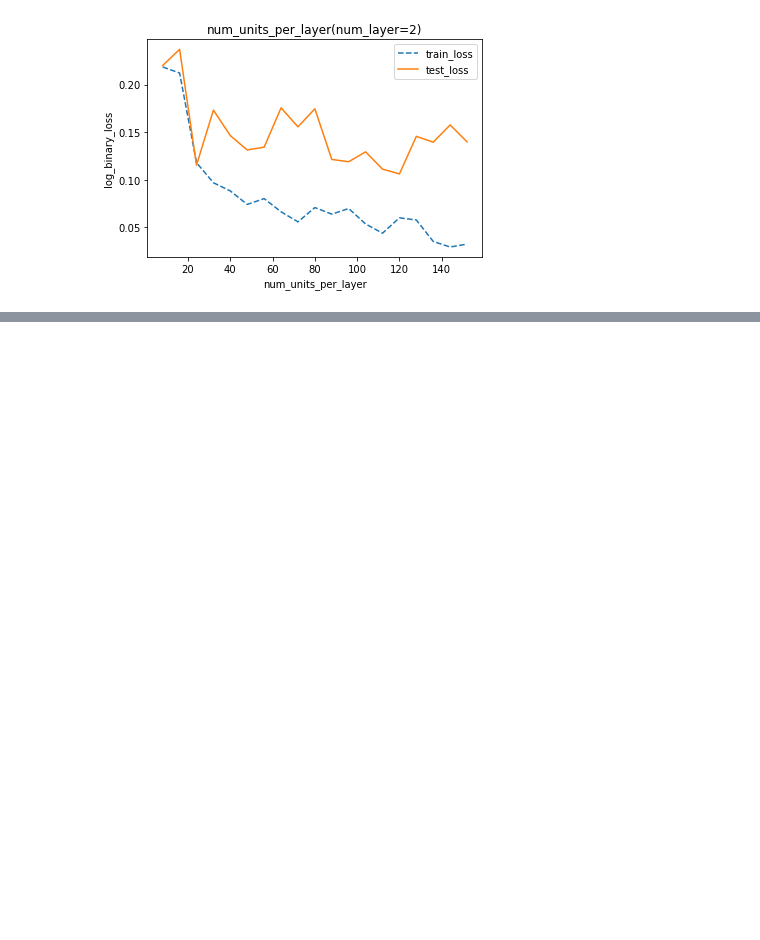
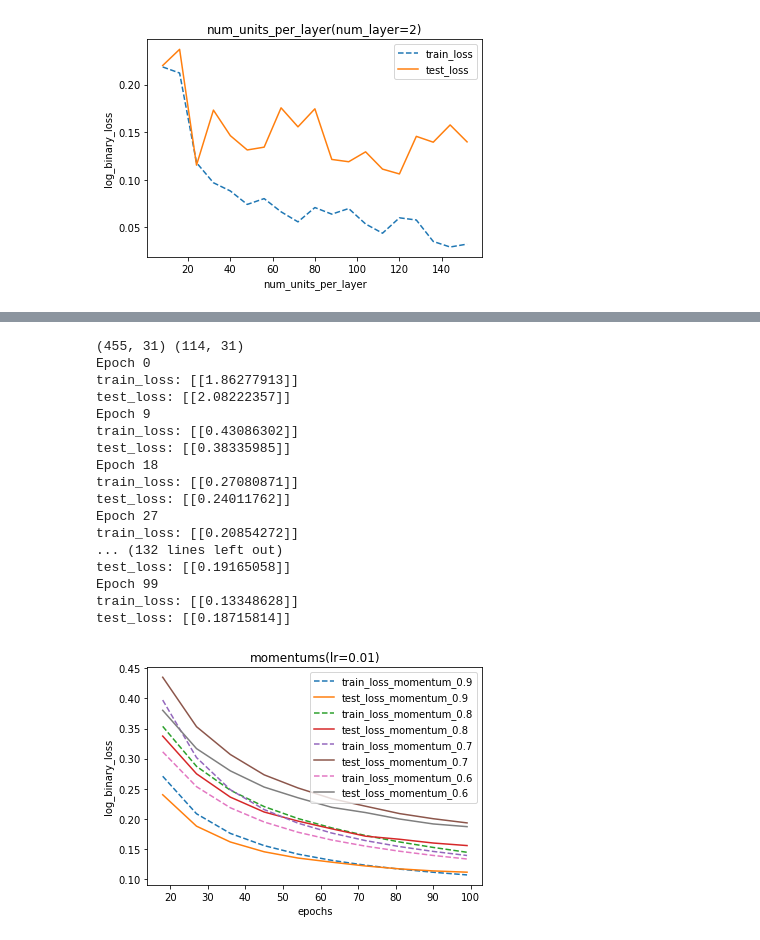
Before and after one commit to pwluzhicong/TinyTorch, a Jupyter notebook: analysis.ipynb, the cells around one changed output, grey strips where cells are left out. Cells and saved outputs as stored; diff of their text form; code cells hidden in the pictures; blank space fills up the shorter version.

```diff
--- a/analysis.ipynb
+++ b/analysis.ipynb
@@ -349,0 +459,63 @@ dict_keys(['Classification_Tanh', 'Classification_Sigmoid', 'Classification_Sigm
+# %%
+# epochs = get_plot_array(results["Classification_Sigmoid_%s"% (2+1)], "epoch")
+# df = pd.DataFrame({"epoch": epochs})
+
+df = pd.DataFrame({"epoch": epochs})
+
+momentums = [0.9, 0.8, 0.7, 0.6]
+
+
+results = {}
+
+for i, momentum in enumerate(momentums):
+    demo_params = {
+        "num_units": "20,20",
+        "activation_func": "Tanh",
+        "batch_size": 16,
+        "num_epochs": 100,
+        "learning_rate": 1e-2,
+        "momentum": 0.9,
+        "test_ratio": 0.2,
+
+        "input_data": "./data/BreastCancer.data",
+        "loss_func": "log_binary_loss",
+        # "l2_norm": 0.1
+        "l2_norm": 5e-3,
+        "log_step": 9
+    }
+    o = train_func(**demo_params)
+    results["Classification_momentum_%s"% (i+1)]  = o
+
+    # epochs = get_plot_array(results["Classification_Learning_rate_%s"% (2+1)], "epoch")
+    o = results["Classification_momentum_%s"% (i+1)]
+    x = get_plot_array(o, "epoch")[2:]
+    y1 = get_plot_array(o, "train_loss")[2:]
+    y2 = get_plot_array(o, "test_loss")[2:]
+
+    sns.lineplot(x=x, y=y1, legend="auto", label="train_loss_momentum_%s" % momentum, linestyle="--")
+    sns.lineplot(x=x, y=y2, legend="auto", label="test_loss_momentum_%s" % momentum)
+
+
+plt.title("momentums(lr=0.01)")
+plt.xlabel("epochs")
+plt.ylabel("log_binary_loss")
+plt.savefig("figs/classfication/momentums.png")
+# %% [output]
+(455, 31) (114, 31)
+Epoch 0
+train_loss: [[1.86277913]]
+test_loss: [[2.08222357]]
+Epoch 9
+train_loss: [[0.43086302]]
+test_loss: [[0.38335985]]
+Epoch 18
+train_loss: [[0.27080871]]
+test_loss: [[0.24011762]]
+Epoch 27
+train_loss: [[0.20854272]]
+... (132 lines left out)
+test_loss: [[0.19165058]]
+Epoch 99
+train_loss: [[0.13348628]]
+test_loss: [[0.18715814]]
+[figure, added]
```
Also changed, not shown: parts of 9 cells of this notebook, 3 other files.
